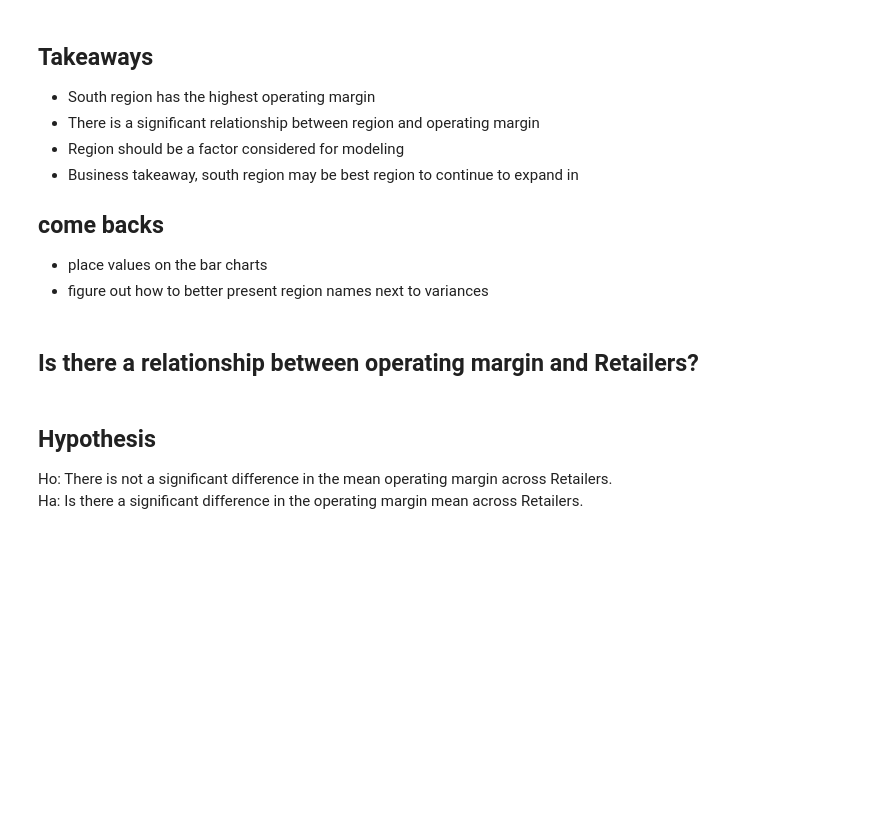
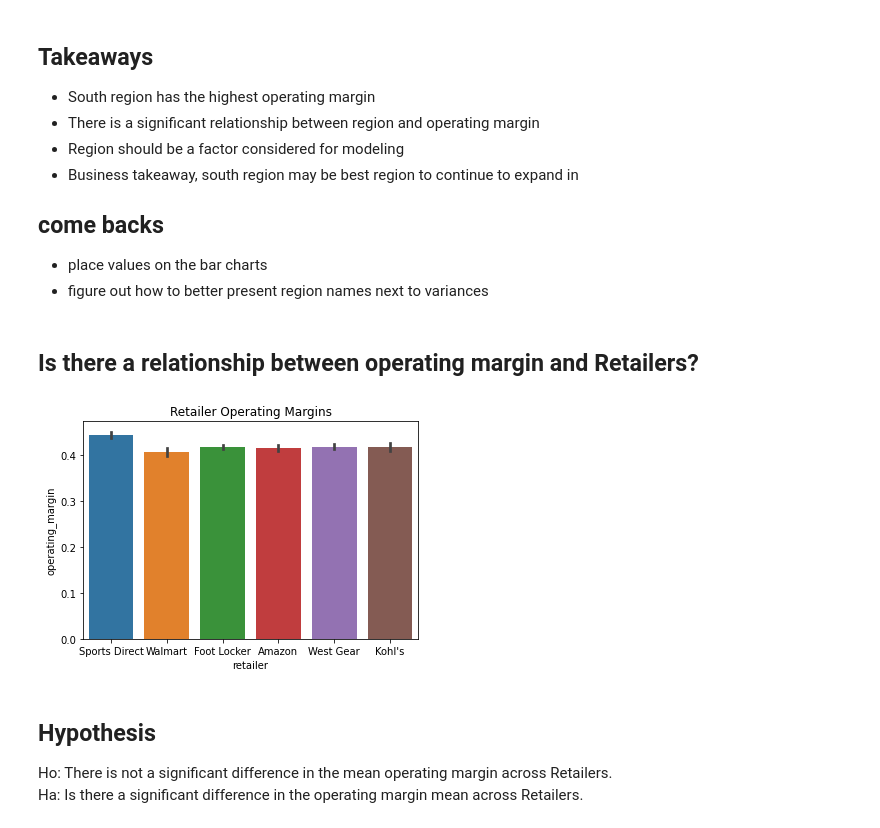
Before and after one commit to allantestaten/adidas_classification, a Jupyter notebook: final_regression_notebook.ipynb, the cells around one changed output. Drawn from its saved outputs; the diff is of its cells as text; code cells hidden in the pictures; blank space fills up the shorter version.

```diff
--- a/final_regression_notebook.ipynb
+++ b/final_regression_notebook.ipynb
@@ -51,6 +31,6 @@ def get_split_data():
 # %%
-#creating data set ready for statistical questions
-train,validate, test = get_split_data()
+# get data
+df = w.get_clean_data()
 # %% [markdown]
 ## Target variable - Operating Margin
 How much profit company makes on a dollar of sales after paying variable costs but before paying interest or tax.
@@ -64,5 +44,8 @@ How much profit company makes on a dollar of sales after paying variable costs b
 |Product| Products sold by retailer: men and women's footwear and apparel|
 |Operating Margin| operating income/revenue|
 |Sales Method | The method of sale: In Store, Online and Outlet |
+# %%
+# split data for exploration
+train,validate,test= w.split_data(df)
 # %% [markdown]
 ## What are the median and mean Operating Margins?
@@ -154,4 +98,7 @@ p = 1.113012461973387e-65
 # %% [markdown]
 ## Is there a relationship between operating margin and Retailers?
 # %%
-# barplot visualbarplot(train,"retailer", "operating_margin","Retailer Operating Margins")
+# barplot visual
+e.barplot(train,"retailer", "operating_margin","Retailer Operating Margins")
+# %% [output]
+[figure, added]
```
Also changed, not shown: parts of 66 cells of this notebook.
